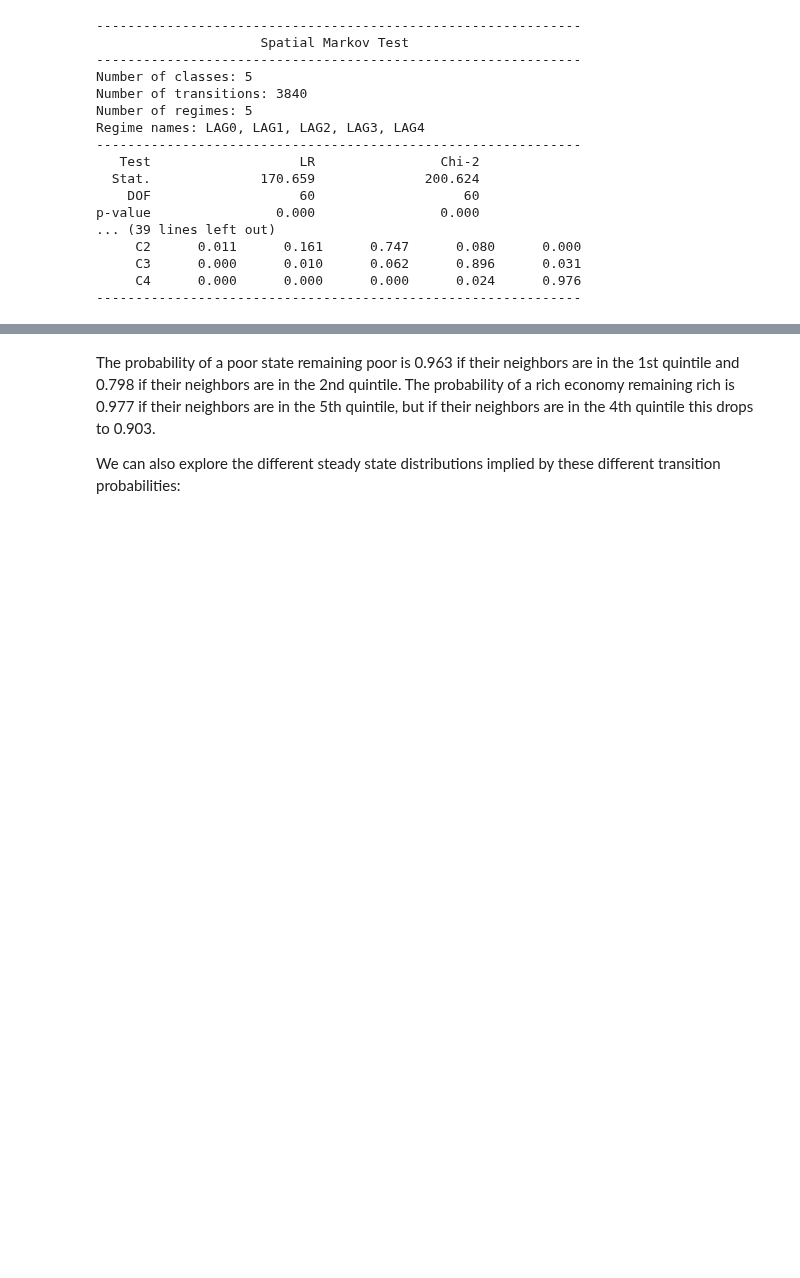
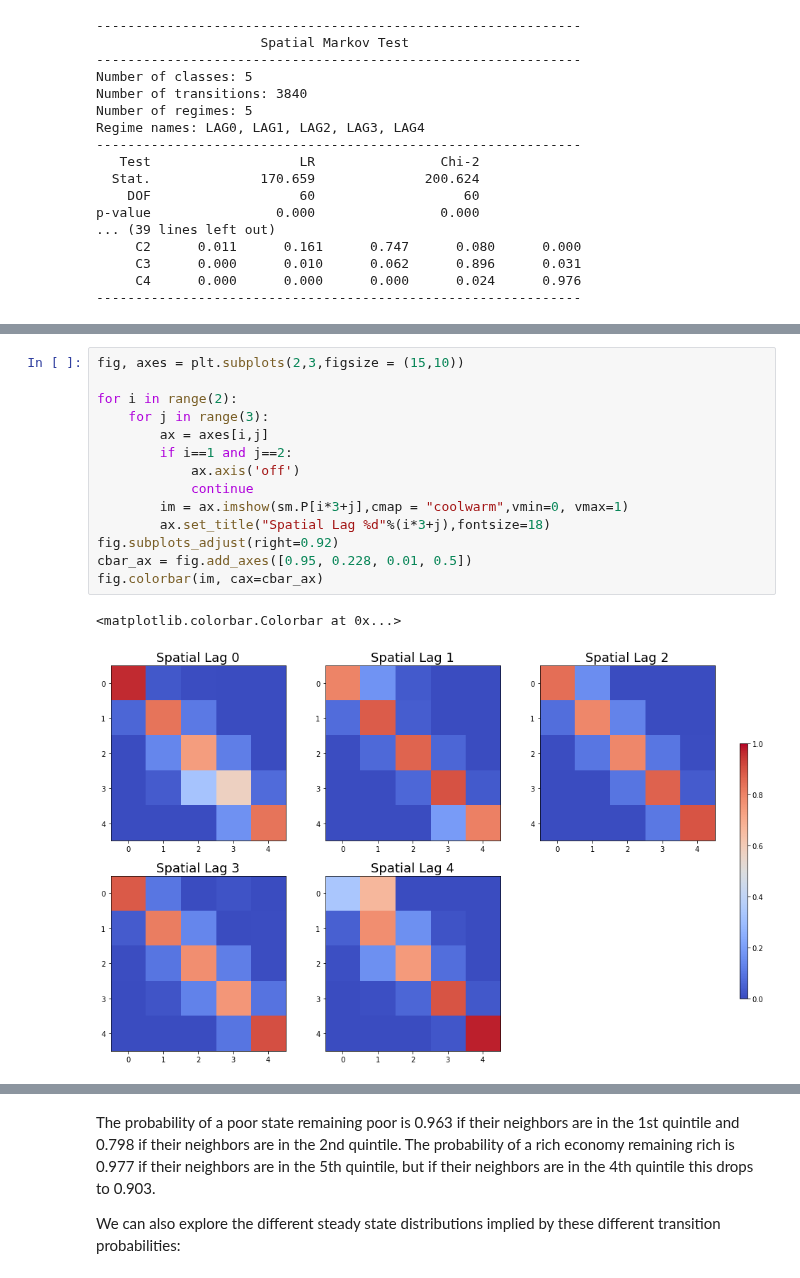
Before and after one commit to pysal/giddy, a Jupyter notebook: notebooks/Markov Based Methods.ipynb, the cells around one changed output, grey strips where cells are left out. Drawn from its saved outputs; the diff is of its cells as text; blank space fills up the shorter version.

```diff
--- a/notebooks/Markov Based Methods.ipynb
+++ b/notebooks/Markov Based Methods.ipynb
@@ -323,0 +332,17 @@ p-value                0.000                0.000
+# %%
+fig, axes = plt.subplots(2,3,figsize = (15,10))
+
+for i in range(2):
+    for j in range(3):
+        ax = axes[i,j]
+        if i==1 and j==2:
+            ax.axis('off')
+            continue
+        im = ax.imshow(sm.P[i*3+j],cmap = "coolwarm",vmin=0, vmax=1)
+        ax.set_title("Spatial Lag %d"%(i*3+j),fontsize=18)
+fig.subplots_adjust(right=0.92)
+cbar_ax = fig.add_axes([0.95, 0.228, 0.01, 0.5])
+fig.colorbar(im, cax=cbar_ax)
+# %% [output]
+<matplotlib.colorbar.Colorbar at 0x...>
+[figure, added]
```
Also changed, not shown: parts of 3 cells of this notebook, 5 other files.
